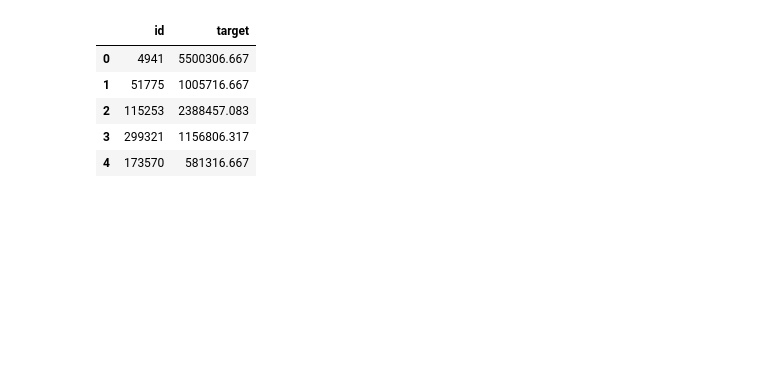
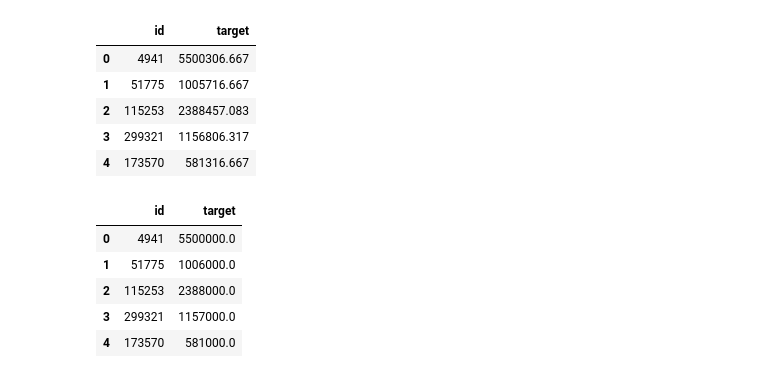
Before and after one commit to luctiz/Grupo43-TP2, a Jupyter notebook: TP2.ipynb, the cells around one changed output. Drawn from its saved outputs; the diff is of its cells as text; code cells hidden in the pictures; blank space fills up the shorter version.

Commit message:
Redondeo al armar submit corregido y detalles

```diff
--- a/TP2.ipynb
+++ b/TP2.ipynb
@@ -385,7 +368,7 @@ def crear_submit(model, x_train, y_train, x_test, nombre):
     model.fit(x_train, y_train)
     result = model.predict(x_test)
     for i in range(len(result)):
-      result[i] = round(result[i],3)
+      result[i] = round(result[i],-3)
     final = test.loc[:, ['id']]
     final['target'] = result
     #Ruta desde Colab
@@ -486,5 +470,5 @@ X_test.to_csv("data/features_test.csv", index = False)
 # %% [markdown]
 # Grid search
 # %%
-RF_model=RandomForestRegressor(n_estimators=80,random_state=42,n_jobs=-1)
+#RF_model=RandomForestRegressor(n_estimators=80,random_state=42,n_jobs=-1)
 # %%
@@ -571,3 +520,13 @@ submit1.head()
 | 2 | 115253 | 2388457.083 |
 | 3 | 299321 | 1156806.317 |
 | 4 | 173570 | 581316.667 |
+# %%
+submit1 = crear_submit(RF_model,X, Y, X_test, "RF_versionTP2")
+submit1.head()
+# %% [output]
+|  | id | target |
+| 0 | 4941 | 5500000.0 |
+| 1 | 51775 | 1006000.0 |
+| 2 | 115253 | 2388000.0 |
+| 3 | 299321 | 1157000.0 |
+| 4 | 173570 | 581000.0 |
```
Also changed, not shown: parts of 24 cells of this notebook.
